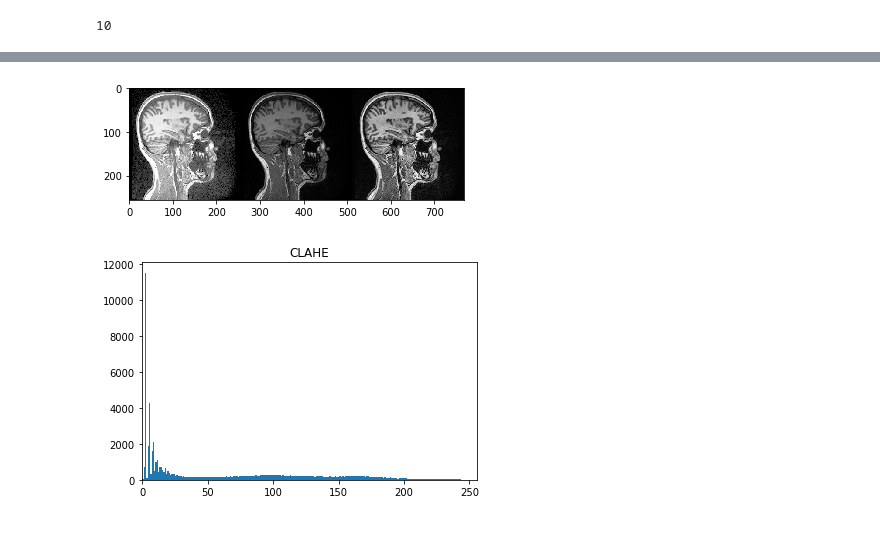
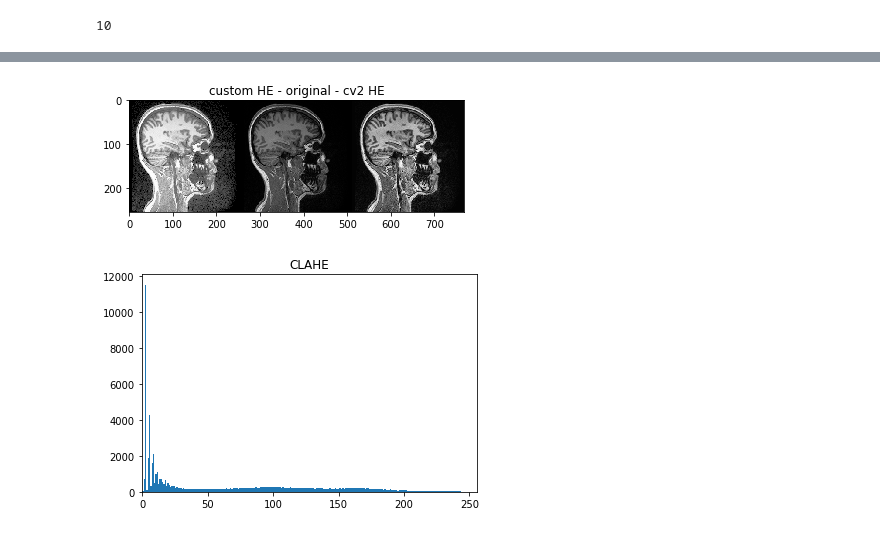
Before and after one commit to nathan-14200/wsbim2243, a Jupyter notebook: wsbim2243 - notebook.ipynb, the cells around one changed output, grey strips where cells are left out. Saved outputs shown, nothing was run; the diff lists cells and outputs as text; code cells hidden in the pictures.

Commit message:
custom histogram equalizer

```diff
--- a/wsbim2243 - notebook.ipynb
+++ b/wsbim2243 - notebook.ipynb
@@ -68,8 +68,9 @@ print(grey_im.max())
 255
 # %%
 #https://stackoverflow.com/questions/22159160/python-calculate-histogram-of-image
-counts, bins = np.histogram(grey_im, range(257))
+counts, bins = np.histogram(grey_im, range(256))
 # plot histogram centered on values 0..255
+
 plt.bar(bins[:-1] - 0.5, counts, width=1, edgecolor='none')
 plt.xlim([-0.5, 255.5])
 plt.show()
@@ -79,8 +80,8 @@ plt.show()
 #https://opencv-python-tutroals.readthedocs.io/en/latest/py_tutorials/py_imgproc/py_histograms/py_histogram_equalization/py_histogram_equalization.html
 import cv2
 
-img = grey_im.astype(np.uint8)
 
+img = grey_im
 equ = cv2.equalizeHist(img)
 res = np.hstack((img,equ)) #stacking images side-by-side
 
@@ -93,14 +169,17 @@ print(img[200][200])
 # %%
-# create a CLAHE object (Arguments are optional).
-#Contrast-limited adaptive histogram equalization consist of dividing the image into tiles
-#and apply the equalization localy
+#Contrast-limited adaptive histogram equalization (CLAHE) consist of dividing the image into tiles
+#and apply the equalization localy. There is also a threshold to limit the contrast
+#TODO better explanation
+
+img = grey_im
 clahe = cv2.createCLAHE(clipLimit=2.0, tileGridSize=(8,8)) #grid of 8 by 8
 cl1 = clahe.apply(img)
-res = np.hstack((equ,img,cl1))
+res = np.hstack((custom_res,img,cl1))
 plt.imshow(res, cmap='gray')
+plt.title('custom HE - original - cv2 HE')
 plt.show()
 # %% [output]
-[figure, old version]
+[figure, new version]
 # %%
 counts, bins = np.histogram(cl1, range(257))
 # plot histogram centered on values 0..255
```
Also changed, not shown: parts of 3 cells of this notebook.
